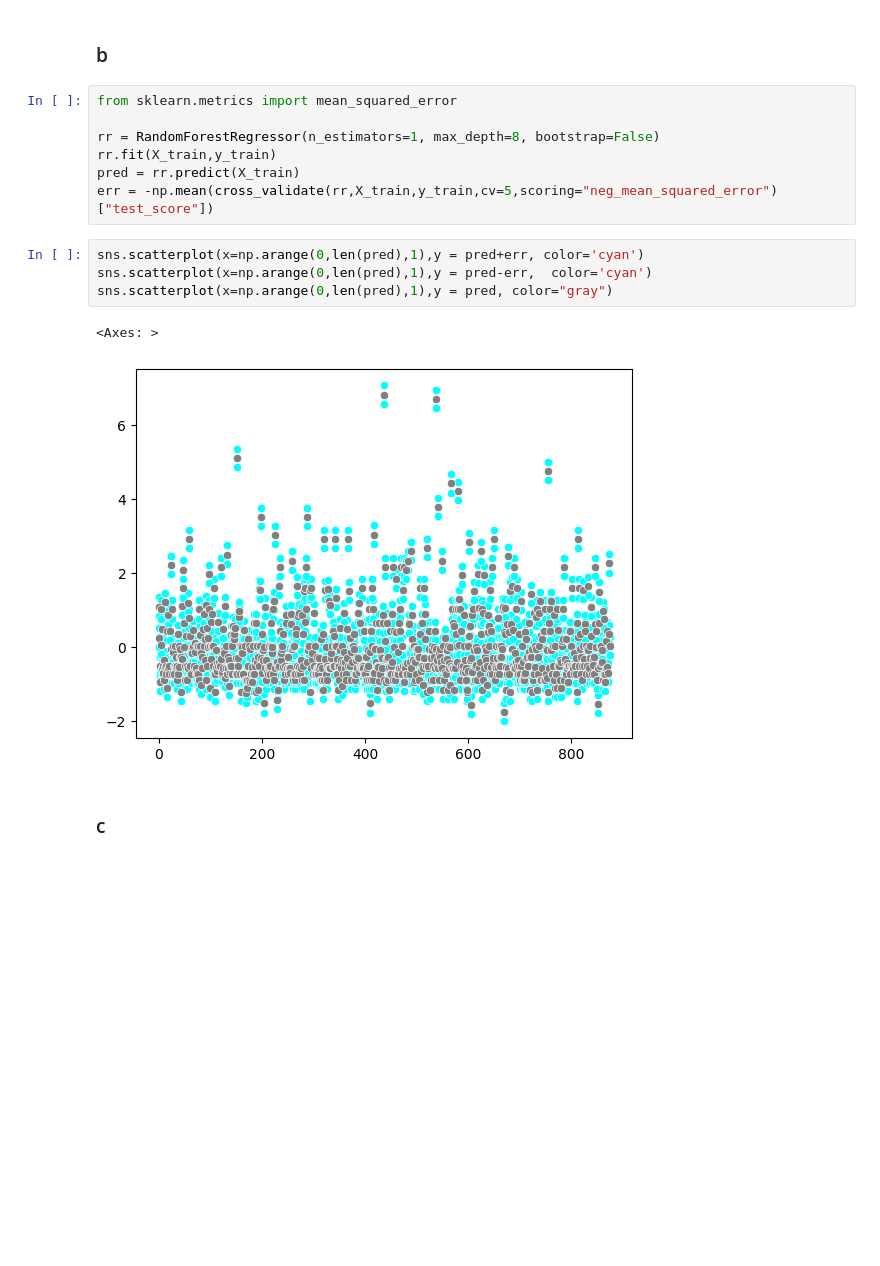
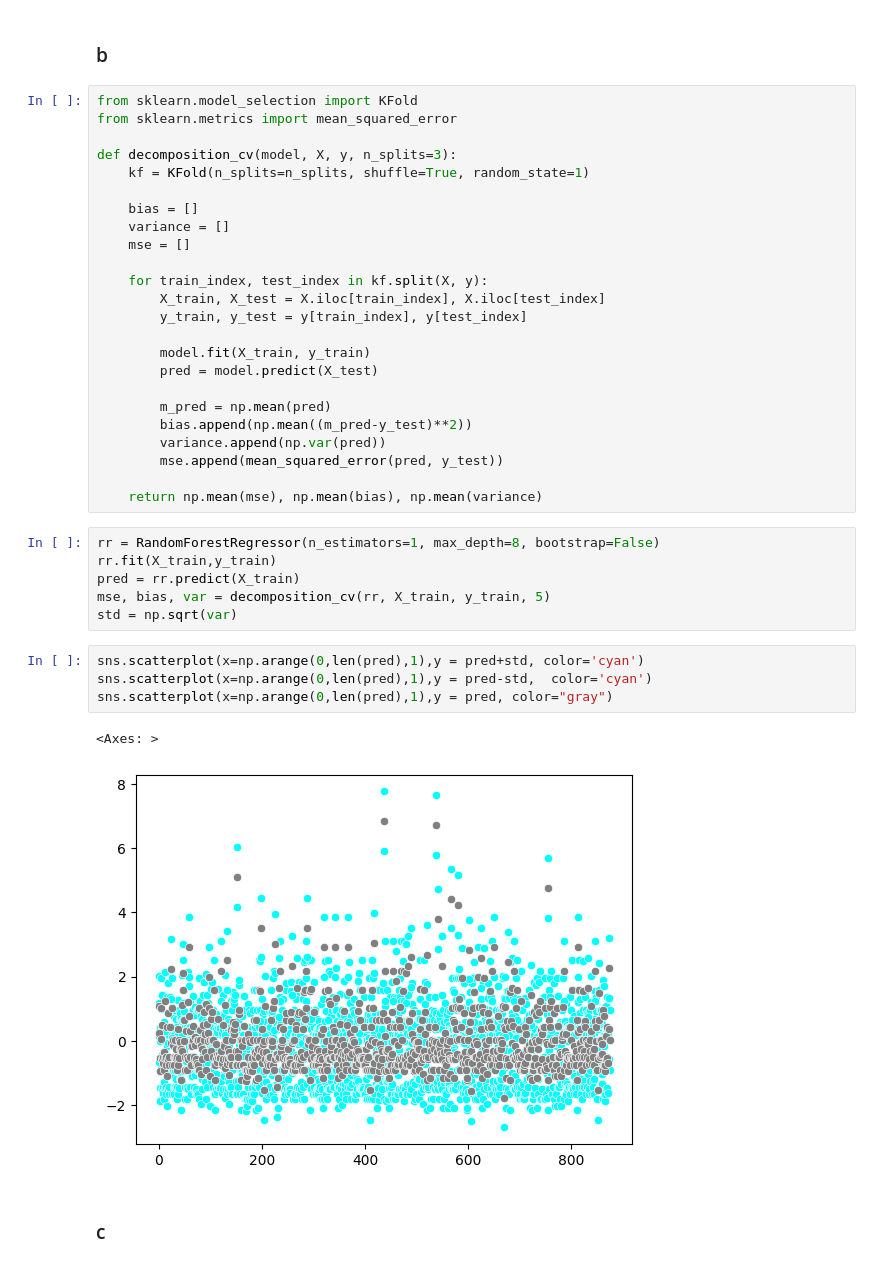
Before and after one commit to sxvxmx/hw_ml, a Jupyter notebook: hw2.ipynb, the cells around one changed output. Saved outputs shown, nothing was run; the diff lists cells and outputs as text; blank space fills up the shorter version.

Commit message:
decomp

```diff
--- a/hw2.ipynb
+++ b/hw2.ipynb
@@ -132,20 +132,43 @@ for depth in range(1,15):
 8 наилуч (варируется)
 # %% [markdown]
 ### b
+# %%
+from sklearn.model_selection import KFold
+from sklearn.metrics import mean_squared_error
+
+def decomposition_cv(model, X, y, n_splits=3):
+    kf = KFold(n_splits=n_splits, shuffle=True, random_state=1)
+
+    bias = []
+    variance = []
+    mse = []
+
+    for train_index, test_index in kf.split(X, y):
+        X_train, X_test = X.iloc[train_index], X.iloc[test_index]
+        y_train, y_test = y[train_index], y[test_index]
+
+        model.fit(X_train, y_train)
+        pred = model.predict(X_test)
+
+        m_pred = np.mean(pred)
+        bias.append(np.mean((m_pred-y_test)**2))
+        variance.append(np.var(pred))
+        mse.append(mean_squared_error(pred, y_test))
+
+    return np.mean(mse), np.mean(bias), np.mean(variance)
 # %%
-from sklearn.metrics import mean_squared_error
-
 rr = RandomForestRegressor(n_estimators=1, max_depth=8, bootstrap=False)
 rr.fit(X_train,y_train)
 pred = rr.predict(X_train)
-err = -np.mean(cross_validate(rr,X_train,y_train,cv=5,scoring="neg_mean_squared_error")["test_score"])
+mse, bias, var = decomposition_cv(rr, X_train, y_train, 5)
+std = np.sqrt(var)
 # %%
-sns.scatterplot(x=np.arange(0,len(pred),1),y = pred+err, color='cyan')
-sns.scatterplot(x=np.arange(0,len(pred),1),y = pred-err,  color='cyan')
+sns.scatterplot(x=np.arange(0,len(pred),1),y = pred+std, color='cyan')
+sns.scatterplot(x=np.arange(0,len(pred),1),y = pred-std,  color='cyan')
 sns.scatterplot(x=np.arange(0,len(pred),1),y = pred, color="gray")
 # %% [output]
 <Axes: >
-[figure, old version]
+[figure, new version]
 # %% [markdown]
 ### c
 # %%
```
Also changed, not shown: parts of 25 cells of this notebook.
